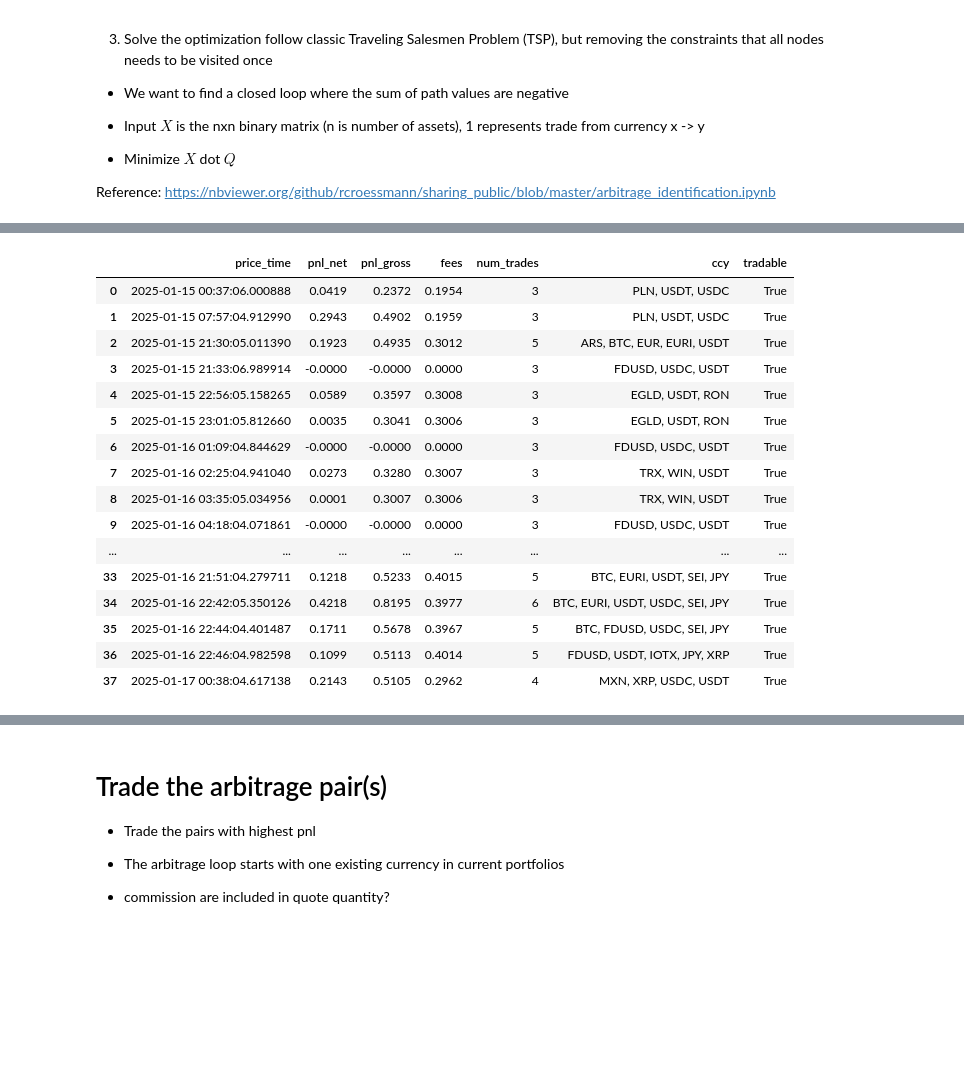
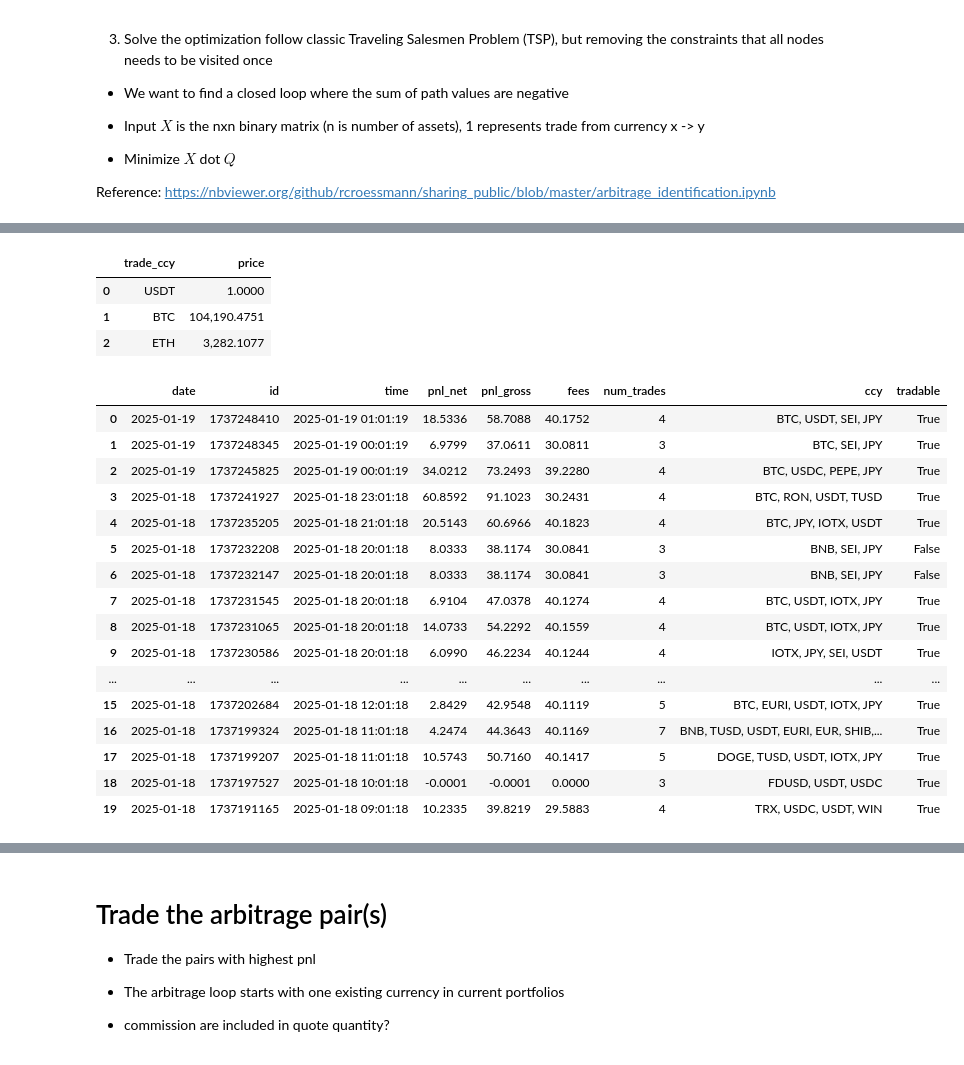
Before and after one commit to lok419/my-trading, a Jupyter notebook: strategy_v3/notebook/Binance Arbitrage.ipynb, the cells around one changed output, grey strips where cells are left out. Drawn from its saved outputs; the diff is of its cells as text; code cells hidden in the pictures; blank space fills up the shorter version.

Commit message:
update binance arbitrage, explain gap between realized pnl and theoreical pnl

```diff
--- a/strategy_v3/notebook/Binance Arbitrage.ipynb
+++ b/strategy_v3/notebook/Binance Arbitrage.ipynb
@@ -82,33 +90,53 @@ df_trades
+# %%
+client = Binance().get_client()
+trade_ccy_price = {
+    'USDT': 1,
+    'BTC': float(client.get_avg_price(symbol='BTCUSDT')['price']),
+    'ETH': float(client.get_avg_price(symbol='ETHUSDT')['price']),
+}
+
+df_trade_ccy_price = pd.DataFrame([x for x in trade_ccy_price.items()], columns=['trade_ccy', 'price'])
+df_trade_ccy_price
+# %% [output]
+|  | trade_ccy | price |
+| 0 | USDT | 1.0000 |
+| 1 | BTC | 104,190.4751 |
+| 2 | ETH | 3,282.1077 |
 # %%
 db = duck("binance_arb")
-db.query('''
+db.query("""--sql
     select
-        price_time
-        , 100 * (product(mkt_price_w_fee) - 1) as pnl_net
-        , 100 * (product(mkt_price) - 1) as pnl_gross
+        price_time::date as "date"
+        , epoch(price_time)::int as id
+        , strftime(price_time, '%Y-%m-%d %H:%m:%d') as time
+        , 10000 * (product(mkt_price_w_fee) - 1) as pnl_net
+        , 10000 * (product(mkt_price) - 1) as pnl_gross
         , pnl_gross - pnl_net as fees
         , count(1) as num_trades
         , string_agg(from_asset, ', ') as ccy
         , bool_or(from_asset in ('USDT', 'ETH', 'BTC')) as tradable
     from trades
+    where
+        1=1
     group by price_time
-    order by price_time
-''')
+    order by price_time desc
+    limit 20
+""")
 # %% [output]
-|  | price_time | pnl_net | pnl_gross | fees | num_trades | ccy | tradable |
-| 0 | 2025-01-15 00:37:06.000888 | 0.0419 | 0.2372 | 0.1954 | 3 | PLN, USDT, USDC | True |
-| 1 | 2025-01-15 07:57:04.912990 | 0.2943 | 0.4902 | 0.1959 | 3 | PLN, USDT, USDC | True |
-| 2 | 2025-01-15 21:30:05.011390 | 0.1923 | 0.4935 | 0.3012 | 5 | ARS, BTC, EUR, EURI, USDT | True |
-| 3 | 2025-01-15 21:33:06.989914 | -0.0000 | -0.0000 | 0.0000 | 3 | FDUSD, USDC, USDT | True |
-| 4 | 2025-01-15 22:56:05.158265 | 0.0589 | 0.3597 | 0.3008 | 3 | EGLD, USDT, RON | True |
-| 5 | 2025-01-15 23:01:05.812660 | 0.0035 | 0.3041 | 0.3006 | 3 | EGLD, USDT, RON | True |
-| 6 | 2025-01-16 01:09:04.844629 | -0.0000 | -0.0000 | 0.0000 | 3 | FDUSD, USDC, USDT | True |
-| 7 | 2025-01-16 02:25:04.941040 | 0.0273 | 0.3280 | 0.3007 | 3 | TRX, WIN, USDT | True |
-| 8 | 2025-01-16 03:35:05.034956 | 0.0001 | 0.3007 | 0.3006 | 3 | TRX, WIN, USDT | True |
-| 9 | 2025-01-16 04:18:04.071861 | -0.0000 | -0.0000 | 0.0000 | 3 | FDUSD, USDC, USDT | True |
-| ... | ... | ... | ... | ... | ... | ... | ... |
-| 33 | 2025-01-16 21:51:04.279711 | 0.1218 | 0.5233 | 0.4015 | 5 | BTC, EURI, USDT, SEI, JPY | True |
-| 34 | 2025-01-16 22:42:05.350126 | 0.4218 | 0.8195 | 0.3977 | 6 | BTC, EURI, USDT, USDC, SEI, JPY | True |
-| 35 | 2025-01-16 22:44:04.401487 | 0.1711 | 0.5678 | 0.3967 | 5 | BTC, FDUSD, USDC, SEI, JPY | True |
-| 36 | 2025-01-16 22:46:04.982598 | 0.1099 | 0.5113 | 0.4014 | 5 | FDUSD, USDT, IOTX, JPY, XRP | True |
-| 37 | 2025-01-17 00:38:04.617138 | 0.2143 | 0.5105 | 0.2962 | 4 | MXN, XRP, USDC, USDT | True |
+|  | date | id | time | pnl_net | pnl_gross | fees | num_trades | ccy | tradable |
+| 0 | 2025-01-19 | 1737248410 | 2025-01-19 01:01:19 | 18.5336 | 58.7088 | 40.1752 | 4 | BTC, USDT, SEI, JPY | True |
+| 1 | 2025-01-19 | 1737248345 | 2025-01-19 00:01:19 | 6.9799 | 37.0611 | 30.0811 | 3 | BTC, SEI, JPY | True |
+| 2 | 2025-01-19 | 1737245825 | 2025-01-19 00:01:19 | 34.0212 | 73.2493 | 39.2280 | 4 | BTC, USDC, PEPE, JPY | True |
+| 3 | 2025-01-18 | 1737241927 | 2025-01-18 23:01:18 | 60.8592 | 91.1023 | 30.2431 | 4 | BTC, RON, USDT, TUSD | True |
+| 4 | 2025-01-18 | 1737235205 | 2025-01-18 21:01:18 | 20.5143 | 60.6966 | 40.1823 | 4 | BTC, JPY, IOTX, USDT | True |
+| 5 | 2025-01-18 | 1737232208 | 2025-01-18 20:01:18 | 8.0333 | 38.1174 | 30.0841 | 3 | BNB, SEI, JPY | False |
+| 6 | 2025-01-18 | 1737232147 | 2025-01-18 20:01:18 | 8.0333 | 38.1174 | 30.0841 | 3 | BNB, SEI, JPY | False |
+| 7 | 2025-01-18 | 1737231545 | 2025-01-18 20:01:18 | 6.9104 | 47.0378 | 40.1274 | 4 | BTC, USDT, IOTX, JPY | True |
+| 8 | 2025-01-18 | 1737231065 | 2025-01-18 20:01:18 | 14.0733 | 54.2292 | 40.1559 | 4 | BTC, USDT, IOTX, JPY | True |
+| 9 | 2025-01-18 | 1737230586 | 2025-01-18 20:01:18 | 6.0990 | 46.2234 | 40.1244 | 4 | IOTX, JPY, SEI, USDT | True |
+| ... | ... | ... | ... | ... | ... | ... | ... | ... | ... |
+| 15 | 2025-01-18 | 1737202684 | 2025-01-18 12:01:18 | 2.8429 | 42.9548 | 40.1119 | 5 | BTC, EURI, USDT, IOTX, JPY | True |
+| 16 | 2025-01-18 | 1737199324 | 2025-01-18 11:01:18 | 4.2474 | 44.3643 | 40.1169 | 7 | BNB, TUSD, USDT, EURI, EUR, SHIB,... | True |
+| 17 | 2025-01-18 | 1737199207 | 2025-01-18 11:01:18 | 10.5743 | 50.7160 | 40.1417 | 5 | DOGE, TUSD, USDT, IOTX, JPY | True |
+| 18 | 2025-01-18 | 1737197527 | 2025-01-18 10:01:18 | -0.0001 | -0.0001 | 0.0000 | 3 | FDUSD, USDT, USDC | True |
+| 19 | 2025-01-18 | 1737191165 | 2025-01-18 09:01:18 | 10.2335 | 39.8219 | 29.5883 | 4 | TRX, USDC, USDT, WIN | True |
```
Also changed, not shown: parts of 7 cells of this notebook, 2 other files.
